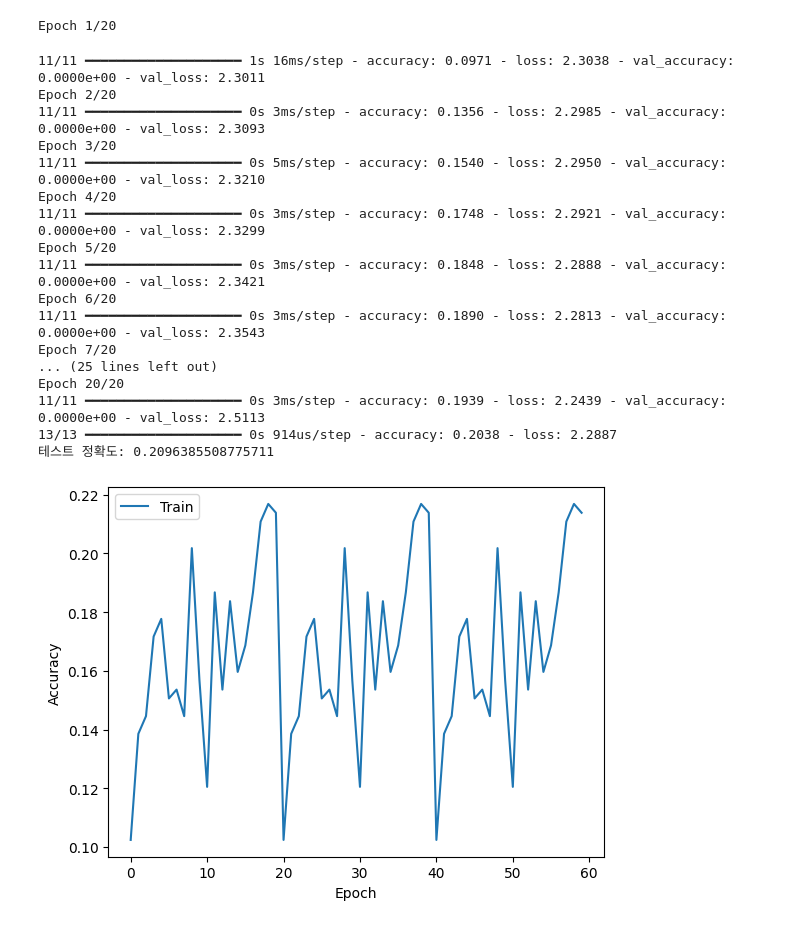
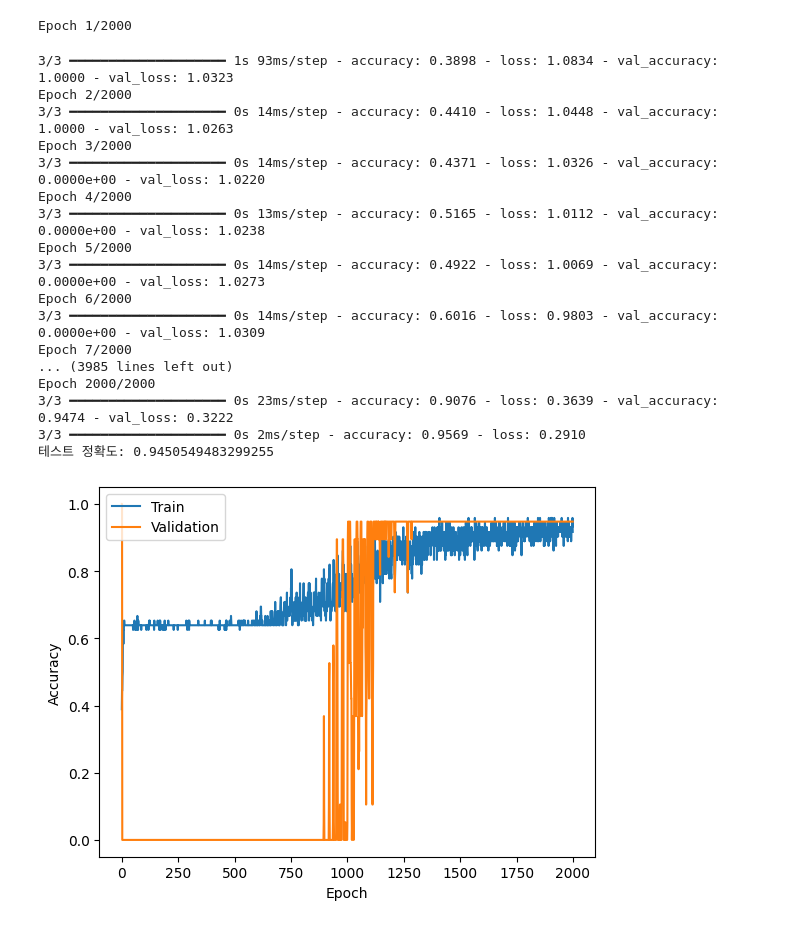
Before and after one commit to kimtaejoon523/graduation, a Jupyter notebook: multipleclassfication.ipynb, the cells around one changed output. Cells and saved outputs as stored; diff of their text form; code cells hidden in the pictures.

```diff
--- a/multipleclassfication.ipynb
+++ b/multipleclassfication.ipynb
@@ -1,57 +1,60 @@
 # %%
+#523
+
+
 from tensorflow import keras
 import pandas as pd
 import numpy as np
+import matplotlib.pyplot as plt
 
 # 데이터 로드
-raw_data = pd.read_csv('mouth.csv')
+raw_data = pd.read_csv('2.csv')
 
 # 데이터 전처리
-train = raw_data.iloc[:, 0].values.reshape(-1, 1)  # 특성 데이터
-target = raw_data.iloc[:, 1].values  # 타깃 데이터
+train = raw_data.iloc[:, :3].values  # 입력 특성 데이터 (num_samples, 3)
+target = raw_data.iloc[:, 3].values  # 타깃 데이터 (num_samples,)
 
 # 모델 생성
-model = keras.Sequential([
-    keras.layers.Dense(100, activation='relu', input_shape=(1,)),
+model1 = keras.Sequential([
+    keras.layers.Dense(100, activation='relu', input_shape=(3,)),  # 입력 차원이 3
     keras.layers.Dropout(0.4),
-    keras.layers.Dense(10, activation='softmax')
+    keras.layers.Dense(3, activation='softmax')  # 출력 차원이 3 (classes)
 ])
 
 # 모델 컴파일
-model.compile(optimizer='adam', loss='sparse_categorical_crossentropy', metrics=['accuracy'])
+model1.compile(optimizer='adam', loss='sparse_categorical_crossentropy', metrics=['accuracy'])
 
 # 모델 훈련
-history = model.fit(train, target, epochs=20, validation_split=0.2)
+history = model1.fit(train, target, epochs=2000, validation_split=0.2)
 
 # 모델 평가
-test_loss, test_acc = model.evaluate(train, target)
+test_loss, test_acc = model1.evaluate(train, target)
 print('테스트 정확도:', test_acc)
 
 # 학습 곡선 시각화
-import matplotlib.pyplot as plt
-
-plt.plot(history.history['accuracy']*3)
+plt.plot(history.history['accuracy'])
+plt.plot(history.history['val_accuracy'])
 plt.xlabel('Epoch')
 plt.ylabel('Accuracy')
 plt.legend(['Train', 'Validation'], loc='upper left')
 plt.show()
 # %% [output]
-Epoch 1/20
+Epoch 1/2000
-11/11 ━━━━━━━━━━━━━━━━━━━━ 1s 16ms/step - accuracy: 0.0971 - loss: 2.3038 - val_accuracy: 0.0000e+00 - val_loss: 2.3011
-Epoch 2/20
-11/11 ━━━━━━━━━━━━━━━━━━━━ 0s 3ms/step - accuracy: 0.1356 - loss: 2.2985 - val_accuracy: 0.0000e+00 - val_loss: 2.3093
-Epoch 3/20
-11/11 ━━━━━━━━━━━━━━━━━━━━ 0s 5ms/step - accuracy: 0.1540 - loss: 2.2950 - val_accuracy: 0.0000e+00 - val_loss: 2.3210
-Epoch 4/20
-11/11 ━━━━━━━━━━━━━━━━━━━━ 0s 3ms/step - accuracy: 0.1748 - loss: 2.2921 - val_accuracy: 0.0000e+00 - val_loss: 2.3299
-Epoch 5/20
-11/11 ━━━━━━━━━━━━━━━━━━━━ 0s 3ms/step - accuracy: 0.1848 - loss: 2.2888 - val_accuracy: 0.0000e+00 - val_loss: 2.3421
-Epoch 6/20
-11/11 ━━━━━━━━━━━━━━━━━━━━ 0s 3ms/step - accuracy: 0.1890 - loss: 2.2813 - val_accuracy: 0.0000e+00 - val_loss: 2.3543
-Epoch 7/20
-... (25 lines left out)
-Epoch 20/20
-11/11 ━━━━━━━━━━━━━━━━━━━━ 0s 3ms/step - accuracy: 0.1939 - loss: 2.2439 - val_accuracy: 0.0000e+00 - val_loss: 2.5113
-13/13 ━━━━━━━━━━━━━━━━━━━━ 0s 914us/step - accuracy: 0.2038 - loss: 2.2887
-테스트 정확도: 0.2096385508775711
+3/3 ━━━━━━━━━━━━━━━━━━━━ 1s 93ms/step - accuracy: 0.3898 - loss: 1.0834 - val_accuracy: 1.0000 - val_loss: 1.0323
+Epoch 2/2000
+3/3 ━━━━━━━━━━━━━━━━━━━━ 0s 14ms/step - accuracy: 0.4410 - loss: 1.0448 - val_accuracy: 1.0000 - val_loss: 1.0263
+Epoch 3/2000
+3/3 ━━━━━━━━━━━━━━━━━━━━ 0s 14ms/step - accuracy: 0.4371 - loss: 1.0326 - val_accuracy: 0.0000e+00 - val_loss: 1.0220
+Epoch 4/2000
+3/3 ━━━━━━━━━━━━━━━━━━━━ 0s 13ms/step - accuracy: 0.5165 - loss: 1.0112 - val_accuracy: 0.0000e+00 - val_loss: 1.0238
+Epoch 5/2000
+3/3 ━━━━━━━━━━━━━━━━━━━━ 0s 14ms/step - accuracy: 0.4922 - loss: 1.0069 - val_accuracy: 0.0000e+00 - val_loss: 1.0273
+Epoch 6/2000
+3/3 ━━━━━━━━━━━━━━━━━━━━ 0s 14ms/step - accuracy: 0.6016 - loss: 0.9803 - val_accuracy: 0.0000e+00 - val_loss: 1.0309
+Epoch 7/2000
+... (3985 lines left out)
+Epoch 2000/2000
+3/3 ━━━━━━━━━━━━━━━━━━━━ 0s 23ms/step - accuracy: 0.9076 - loss: 0.3639 - val_accuracy: 0.9474 - val_loss: 0.3222
+3/3 ━━━━━━━━━━━━━━━━━━━━ 0s 2ms/step - accuracy: 0.9569 - loss: 0.2910
+테스트 정확도: 0.9450549483299255
-[figure, old version]
+[figure, new version]
```
Also changed, not shown: parts of 2 cells of this notebook.
